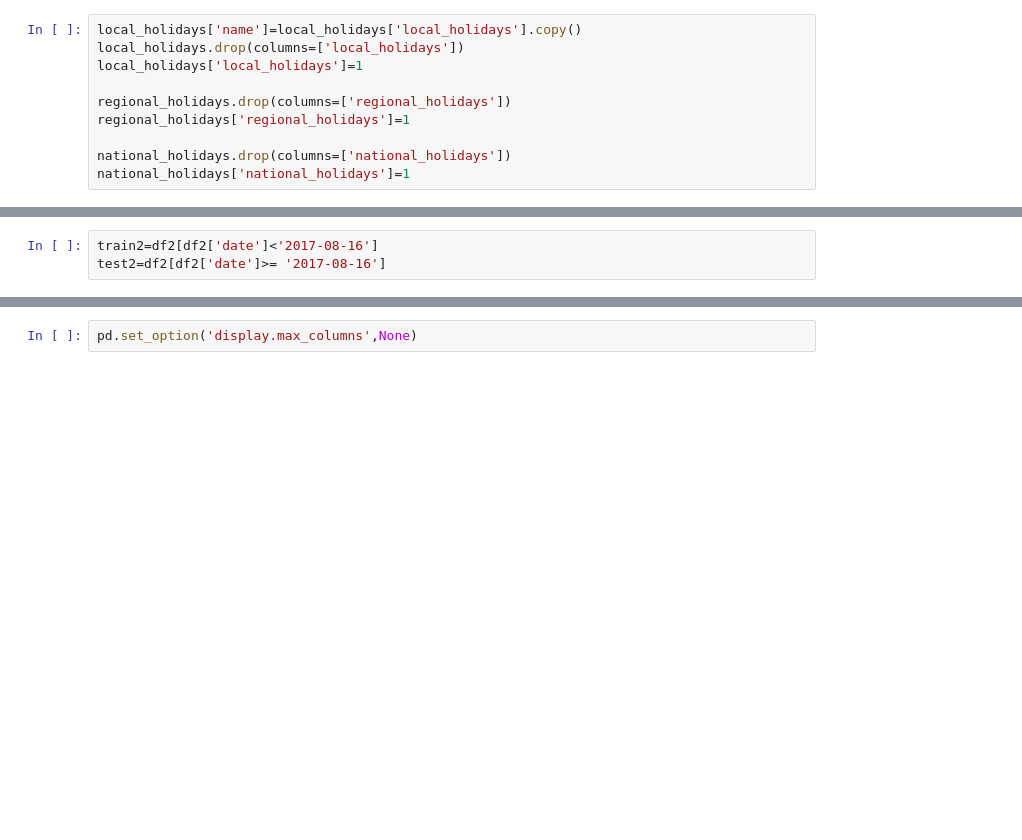
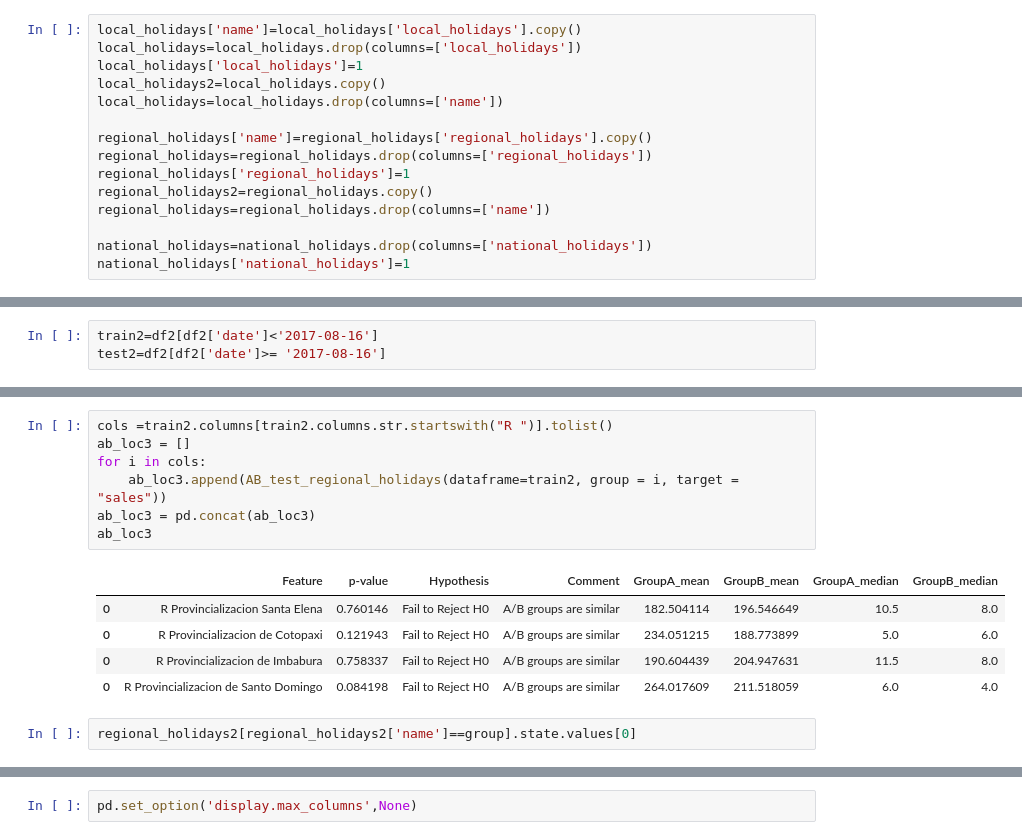
Before and after one commit to IvkovicDanica/Store-sales-time-series, a Jupyter notebook: holidays.ipynb, the cells around one changed output, grey strips where cells are left out. Drawn from its saved outputs; the diff is of its cells as text; blank space fills up the shorter version.

```diff
--- a/holidays.ipynb
+++ b/holidays.ipynb
@@ -165,10 +146,15 @@ local_holidays
 # %%
 local_holidays['name']=local_holidays['local_holidays'].copy()
-local_holidays.drop(columns=['local_holidays'])
+local_holidays=local_holidays.drop(columns=['local_holidays'])
 local_holidays['local_holidays']=1
+local_holidays2=local_holidays.copy()
+local_holidays=local_holidays.drop(columns=['name'])
 
-regional_holidays.drop(columns=['regional_holidays'])
+regional_holidays['name']=regional_holidays['regional_holidays'].copy()
+regional_holidays=regional_holidays.drop(columns=['regional_holidays'])
 regional_holidays['regional_holidays']=1
+regional_holidays2=regional_holidays.copy()
+regional_holidays=regional_holidays.drop(columns=['name'])
 
-national_holidays.drop(columns=['national_holidays'])
+national_holidays=national_holidays.drop(columns=['national_holidays'])
 national_holidays['national_holidays']=1
@@ -417,0 +444,15 @@ groupB  (101904,)
+# %%
+cols =train2.columns[train2.columns.str.startswith("R ")].tolist()
+ab_loc3 = []
+for i in cols:
+    ab_loc3.append(AB_test_regional_holidays(dataframe=train2, group = i, target = "sales"))
+ab_loc3 = pd.concat(ab_loc3)
+ab_loc3
+# %% [output]
+|  | Feature | p-value | Hypothesis | Comment | GroupA_mean | GroupB_mean | GroupA_median | GroupB_median |
+| 0 | R Provincializacion Santa Elena | 0.760146 | Fail to Reject H0 | A/B groups are similar | 182.504114 | 196.546649 | 10.5 | 8.0 |
+| 0 | R Provincializacion de Cotopaxi | 0.121943 | Fail to Reject H0 | A/B groups are similar | 234.051215 | 188.773899 | 5.0 | 6.0 |
+| 0 | R Provincializacion de Imbabura | 0.758337 | Fail to Reject H0 | A/B groups are similar | 190.604439 | 204.947631 | 11.5 | 8.0 |
+| 0 | R Provincializacion de Santo Domingo | 0.084198 | Fail to Reject H0 | A/B groups are similar | 264.017609 | 211.518059 | 6.0 | 4.0 |
+# %%
+regional_holidays2[regional_holidays2['name']==group].state.values[0]
```
Also changed, not shown: parts of 23 cells of this notebook, 6 other files.
